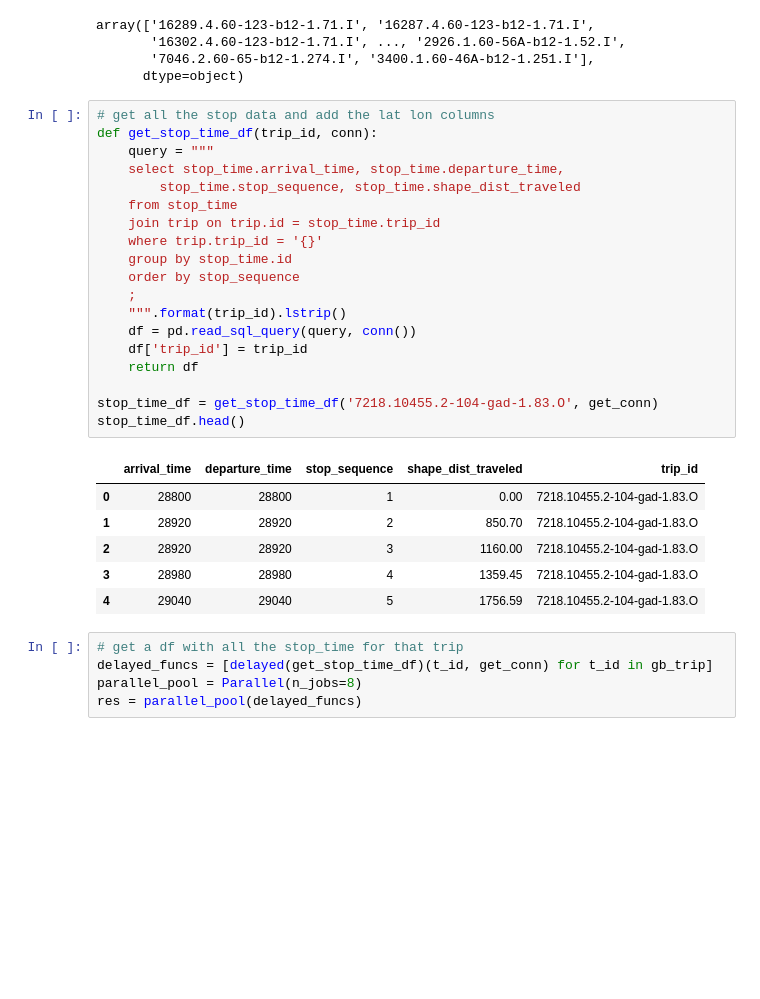
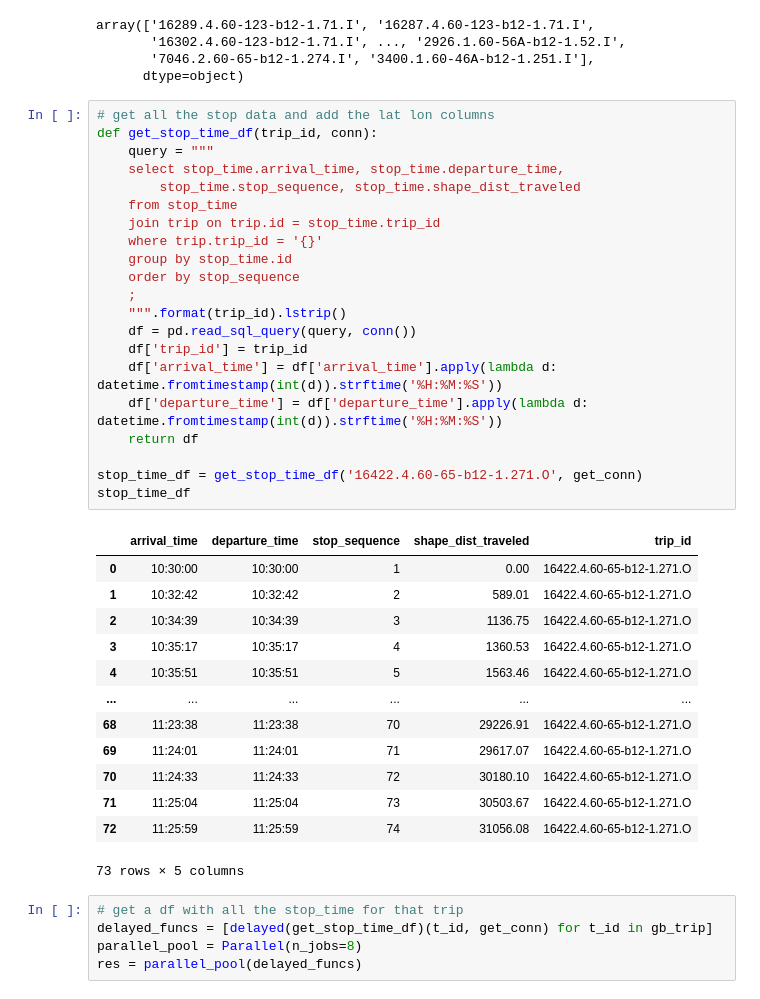
Before and after one commit to Drakodav/backend_d-dub, a Jupyter notebook: ml/processing/gtfsr_process_data.ipynb, the cells around one changed output. Drawn from its saved outputs; the diff is of its cells as text; blank space fills up the shorter version.

```diff
--- a/ml/processing/gtfsr_process_data.ipynb
+++ b/ml/processing/gtfsr_process_data.ipynb
@@ -101,29 +101,38 @@ array(['16289.4.60-123-b12-1.71.I', '16287.4.60-123-b12-1.71.I',
 # %%
 # get all the stop data and add the lat lon columns
 def get_stop_time_df(trip_id, conn):
     query = """
     select stop_time.arrival_time, stop_time.departure_time,
         stop_time.stop_sequence, stop_time.shape_dist_traveled
     from stop_time
     join trip on trip.id = stop_time.trip_id
     where trip.trip_id = '{}'
     group by stop_time.id
     order by stop_sequence
     ;
     """.format(trip_id).lstrip()
     df = pd.read_sql_query(query, conn())
     df['trip_id'] = trip_id
+    df['arrival_time'] = df['arrival_time'].apply(lambda d: datetime.fromtimestamp(int(d)).strftime('%H:%M:%S'))
+    df['departure_time'] = df['departure_time'].apply(lambda d: datetime.fromtimestamp(int(d)).strftime('%H:%M:%S'))
     return df
 
-stop_time_df = get_stop_time_df('7218.10455.2-104-gad-1.83.O', get_conn)
-stop_time_df.head()
+stop_time_df = get_stop_time_df('16422.4.60-65-b12-1.271.O', get_conn)
+stop_time_df
 # %% [output]
 |  | arrival_time | departure_time | stop_sequence | shape_dist_traveled | trip_id |
-| 0 | 28800 | 28800 | 1 | 0.00 | 7218.10455.2-104-gad-1.83.O |
-| 1 | 28920 | 28920 | 2 | 850.70 | 7218.10455.2-104-gad-1.83.O |
-| 2 | 28920 | 28920 | 3 | 1160.00 | 7218.10455.2-104-gad-1.83.O |
-| 3 | 28980 | 28980 | 4 | 1359.45 | 7218.10455.2-104-gad-1.83.O |
-| 4 | 29040 | 29040 | 5 | 1756.59 | 7218.10455.2-104-gad-1.83.O |
+| 0 | 10:30:00 | 10:30:00 | 1 | 0.00 | 16422.4.60-65-b12-1.271.O |
+| 1 | 10:32:42 | 10:32:42 | 2 | 589.01 | 16422.4.60-65-b12-1.271.O |
+| 2 | 10:34:39 | 10:34:39 | 3 | 1136.75 | 16422.4.60-65-b12-1.271.O |
+| 3 | 10:35:17 | 10:35:17 | 4 | 1360.53 | 16422.4.60-65-b12-1.271.O |
+| 4 | 10:35:51 | 10:35:51 | 5 | 1563.46 | 16422.4.60-65-b12-1.271.O |
+| ... | ... | ... | ... | ... | ... |
+| 68 | 11:23:38 | 11:23:38 | 70 | 29226.91 | 16422.4.60-65-b12-1.271.O |
+| 69 | 11:24:01 | 11:24:01 | 71 | 29617.07 | 16422.4.60-65-b12-1.271.O |
+| 70 | 11:24:33 | 11:24:33 | 72 | 30180.10 | 16422.4.60-65-b12-1.271.O |
+| 71 | 11:25:04 | 11:25:04 | 73 | 30503.67 | 16422.4.60-65-b12-1.271.O |
+| 72 | 11:25:59 | 11:25:59 | 74 | 31056.08 | 16422.4.60-65-b12-1.271.O |
+73 rows × 5 columns
 # %%
 # get a df with all the stop_time for that trip
 delayed_funcs = [delayed(get_stop_time_df)(t_id, get_conn) for t_id in gb_trip]
```
Also changed, not shown: parts of 8 cells of this notebook, 1 other file.
